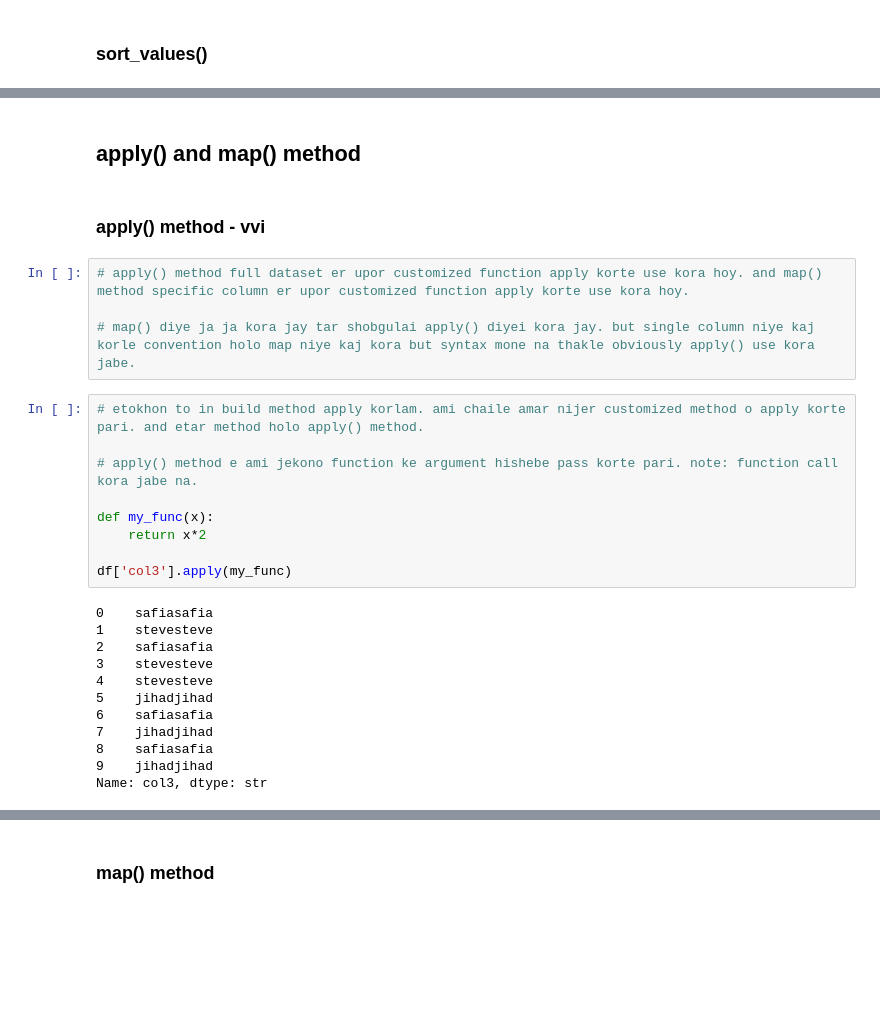
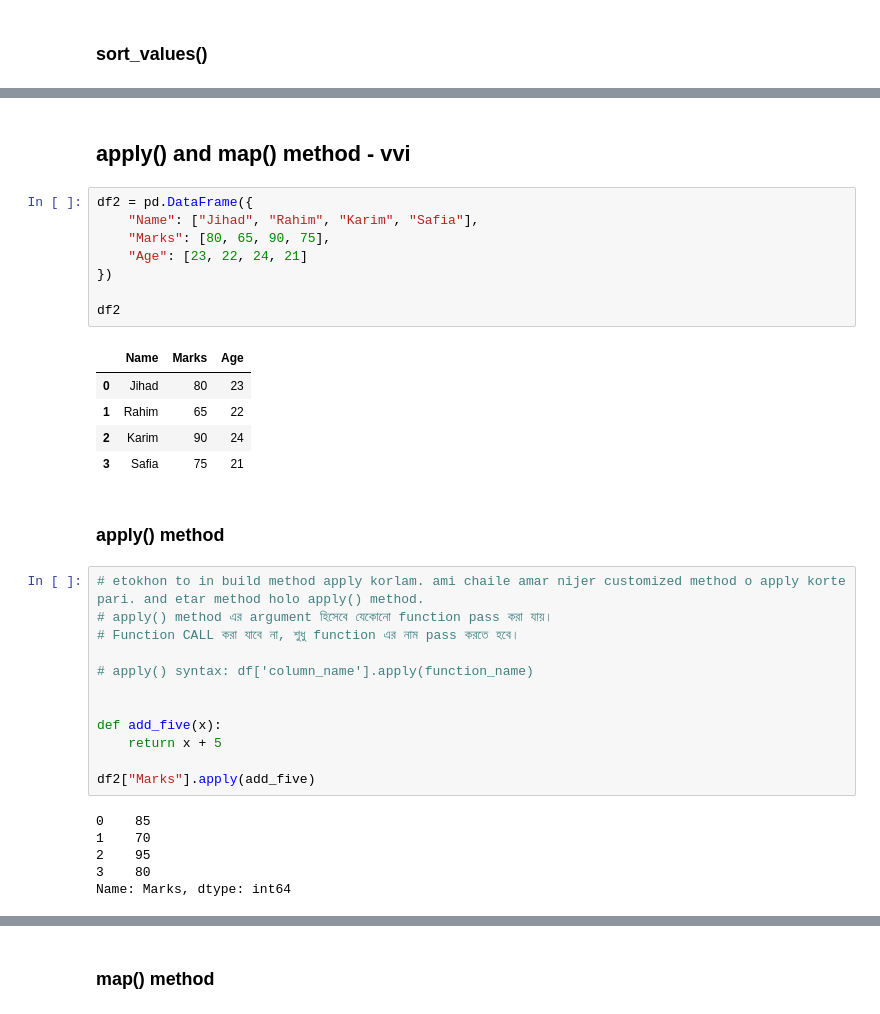
Before and after one commit to jihad-islam/Learning-ML, a Jupyter notebook: 3.Pandas/7.some_useful_methods.ipynb, the cells around one changed output, grey strips where cells are left out. Saved outputs shown, nothing was run; the diff lists cells and outputs as text; blank space fills up the shorter version.

```diff
--- a/3.Pandas/7.some_useful_methods.ipynb
+++ b/3.Pandas/7.some_useful_methods.ipynb
@@ -149,29 +150,36 @@ df.sort_values(by='col2', ascending=False)  # it returns the dataframe sorted by
 # %% [markdown]
-## apply() and map() method
+## apply() and map() method - vvi
+# %%
+df2 = pd.DataFrame({
+    "Name": ["Jihad", "Rahim", "Karim", "Safia"],
+    "Marks": [80, 65, 90, 75],
+    "Age": [23, 22, 24, 21]
+})
+
+df2
+# %% [output]
+|  | Name | Marks | Age |
+| 0 | Jihad | 80 | 23 |
+| 1 | Rahim | 65 | 22 |
+| 2 | Karim | 90 | 24 |
+| 3 | Safia | 75 | 21 |
 # %% [markdown]
-### apply() method - vvi
+### apply() method
-# %%
-# apply() method full dataset er upor customized function apply korte use kora hoy. and map() method specific column er upor customized function apply korte use kora hoy.
-
-# map() diye ja ja kora jay tar shobgulai apply() diyei kora jay. but single column niye kaj korle convention holo map niye kaj kora but syntax mone na thakle obviously apply() use kora jabe.
 # %%
 # etokhon to in build method apply korlam. ami chaile amar nijer customized method o apply korte pari. and etar method holo apply() method.
+# apply() method এর argument হিসেবে যেকোনো function pass করা যায়।
+# Function CALL করা যাবে না, শুধু function এর নাম pass করতে হবে।
 
-# apply() method e ami jekono function ke argument hishebe pass korte pari. note: function call kora jabe na.
+# apply() syntax: df['column_name'].apply(function_name)
 
-def my_func(x):
-    return x*2
 
-df['col3'].apply(my_func)
+def add_five(x):
+    return x + 5
+
+df2["Marks"].apply(add_five)
 # %% [output]
-0    safiasafia
-1    stevesteve
-2    safiasafia
-3    stevesteve
-4    stevesteve
-5    jihadjihad
-6    safiasafia
-7    jihadjihad
-8    safiasafia
-9    jihadjihad
-Name: col3, dtype: str
+0    85
+1    70
+2    95
+3    80
+Name: Marks, dtype: int64
```
Also changed, not shown: parts of 28 cells of this notebook, 2 other files.
